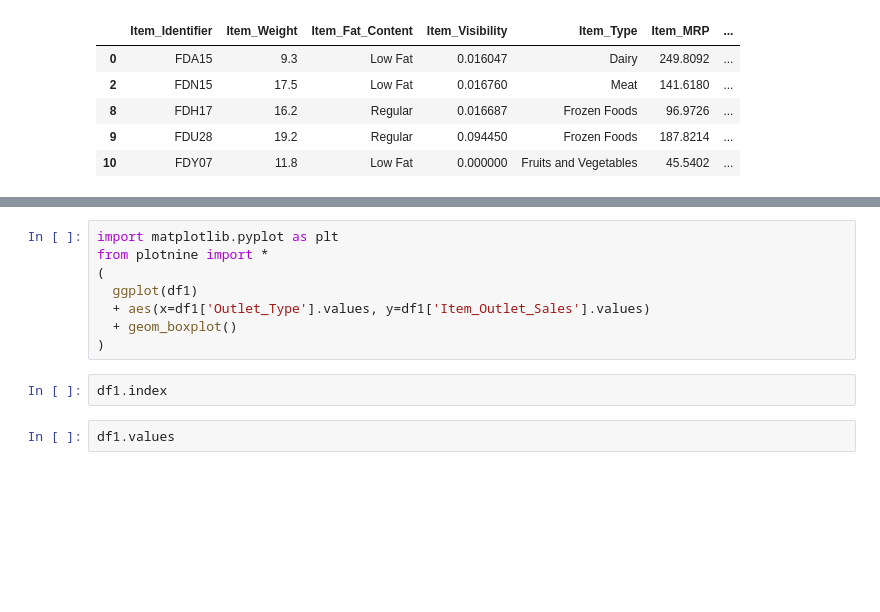
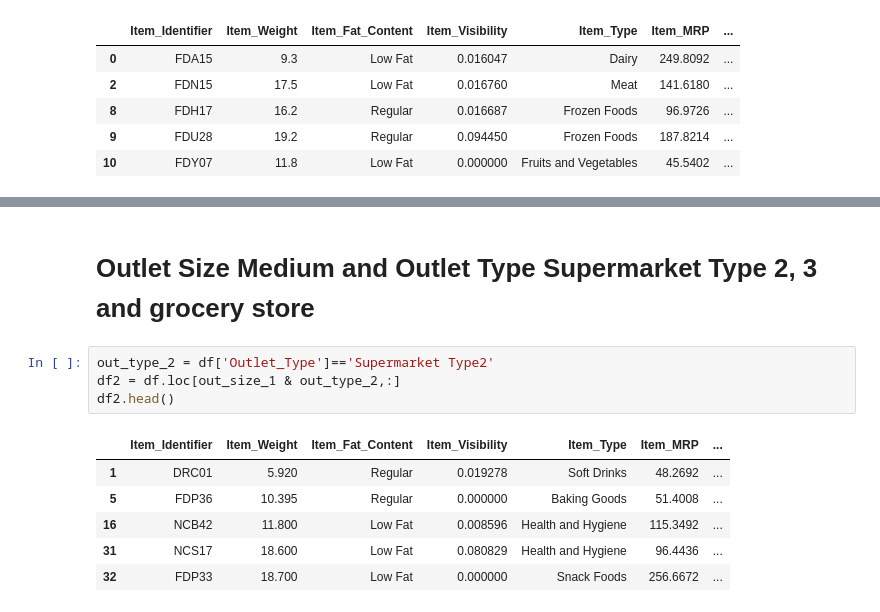
Before and after one commit to WilliamMejiaG/sales-predictions, a Jupyter notebook: Sales_predictions.ipynb, the cells around one changed output, grey strips where cells are left out. Drawn from its saved outputs; the diff is of its cells as text; blank space fills up the shorter version.

```diff
--- a/Sales_predictions.ipynb
+++ b/Sales_predictions.ipynb
@@ -229,12 +235,13 @@ Text(0, 0.5, 'Item')
-# %%
-import matplotlib.pyplot as plt
-from plotnine import *
-(
-  ggplot(df1)
-  + aes(x=df1['Outlet_Type'].values, y=df1['Item_Outlet_Sales'].values)
-  + geom_boxplot()
-)
-# %%
-df1.index
-# %%
-df1.values
+# %% [markdown]
+# Outlet Size Medium and Outlet Type Supermarket Type 2, 3 and grocery store
+# %%
+out_type_2 = df['Outlet_Type']=='Supermarket Type2'
+df2 = df.loc[out_size_1 & out_type_2,:]
+df2.head()
+# %% [output]
+|  | Item_Identifier | Item_Weight | Item_Fat_Content | Item_Visibility | Item_Type | Item_MRP | ... |
+| 1 | DRC01 | 5.920 | Regular | 0.019278 | Soft Drinks | 48.2692 | ... |
+| 5 | FDP36 | 10.395 | Regular | 0.000000 | Baking Goods | 51.4008 | ... |
+| 16 | NCB42 | 11.800 | Low Fat | 0.008596 | Health and Hygiene | 115.3492 | ... |
+| 31 | NCS17 | 18.600 | Low Fat | 0.080829 | Health and Hygiene | 96.4436 | ... |
+| 32 | FDP33 | 18.700 | Low Fat | 0.000000 | Snack Foods | 256.6672 | ... |
```
Also changed, not shown: parts of 7 cells of this notebook.
